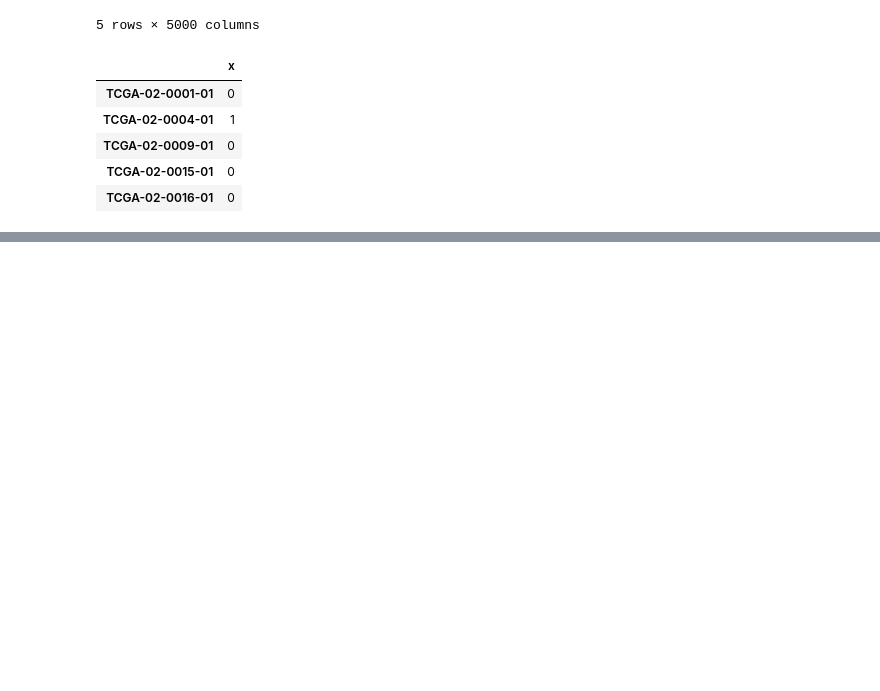
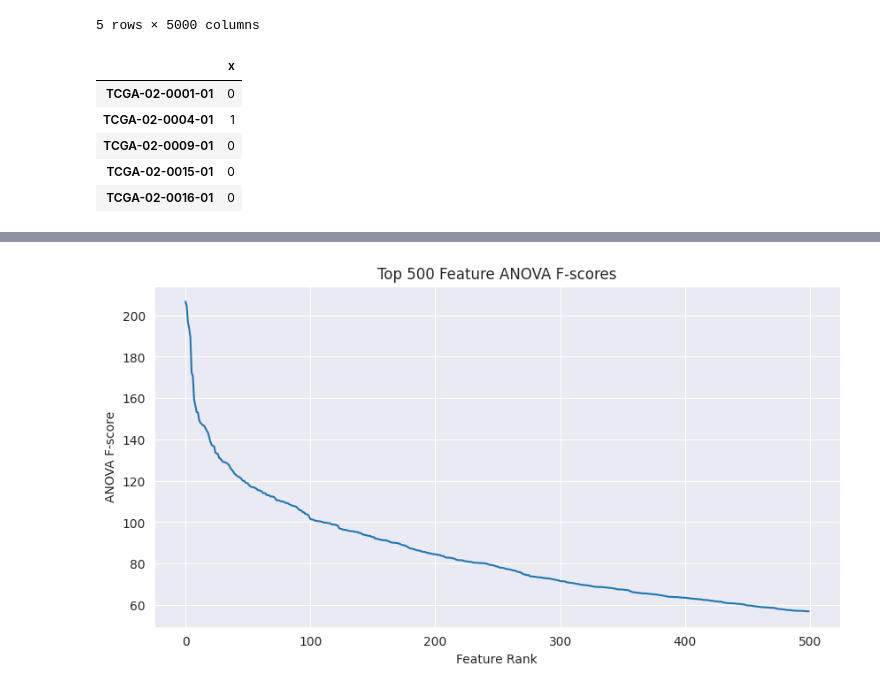
Before and after one commit to barbara-s-neto/Gene_Expression_Cancer_Class, a Jupyter notebook: trabalho2.ipynb, the cells around one changed output, grey strips where cells are left out. Drawn from its saved outputs; the diff is of its cells as text; code cells hidden in the pictures; blank space fills up the shorter version.

```diff
--- a/trabalho2.ipynb
+++ b/trabalho2.ipynb
@@ -74,0 +167,18 @@ plt.show()
+# %%
+
+f_scores, _ = f_classif(X_scaled, y.values.ravel())
+
+
+top_k = 500
+sorted_scores = np.sort(f_scores)[::-1][:top_k]
+
+
+plt.figure(figsize=(10, 5))
+plt.plot(range(top_k), sorted_scores)
+plt.xlabel("Feature Rank")
+plt.ylabel("ANOVA F-score")
+plt.title("Top 500 Feature ANOVA F-scores")
+plt.grid(True)
+plt.show()
+# %% [output]
+[figure, added]
```
Also changed, not shown: parts of 20 cells of this notebook.
